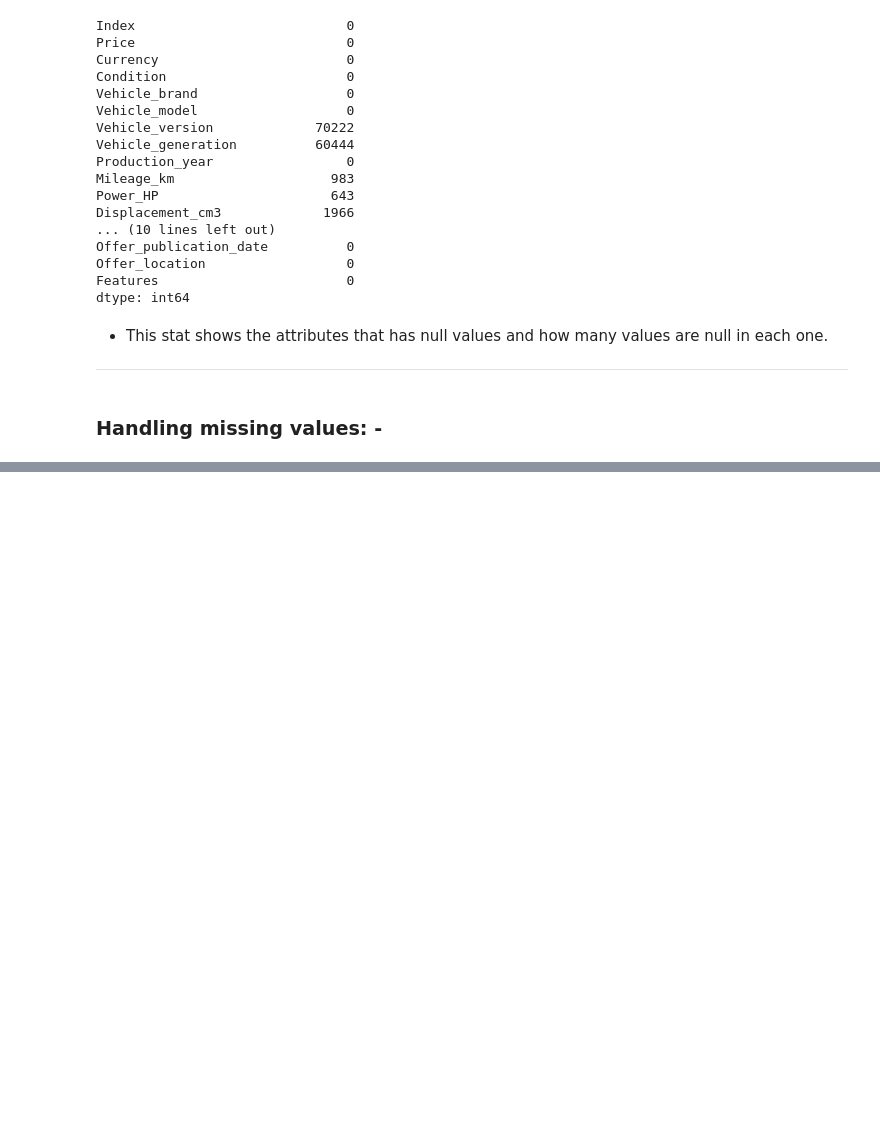
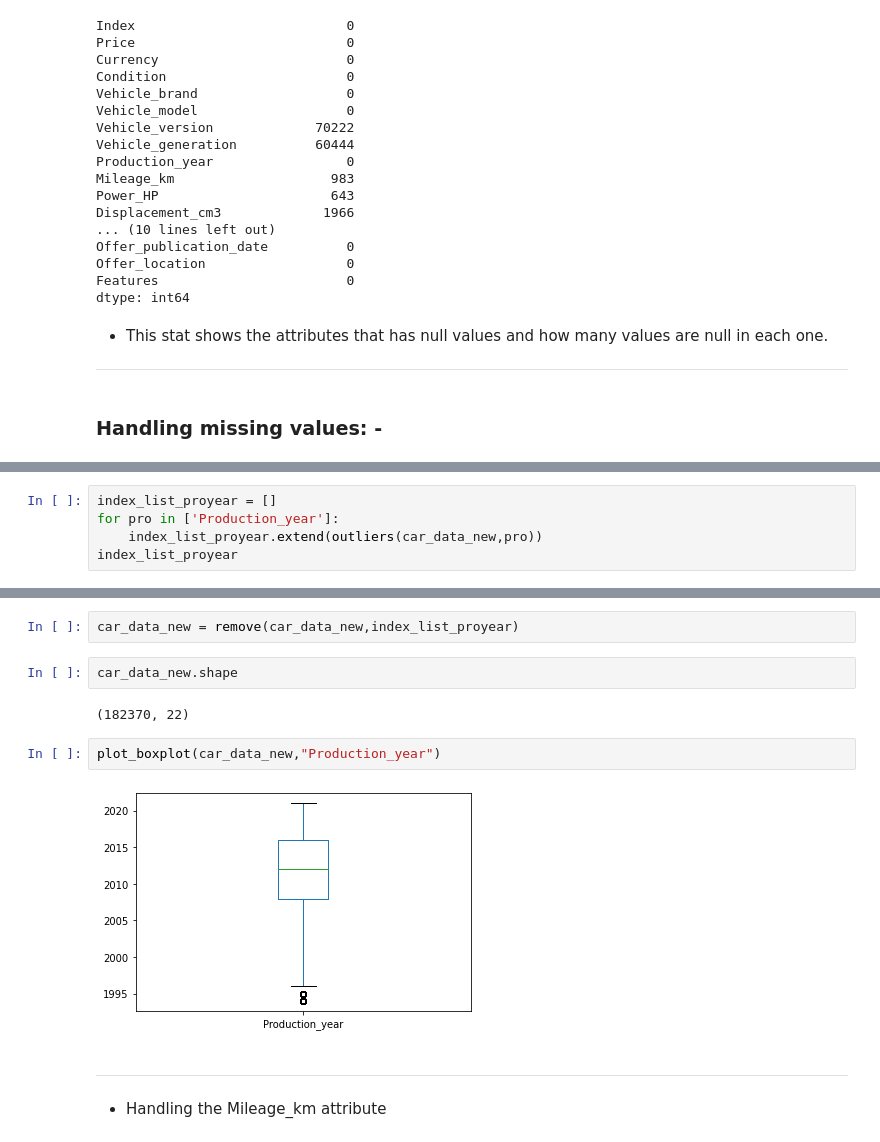
Before and after one commit to omarabdullah107/Data_Engineering_project, a Jupyter notebook: DE_Project.ipynb, the cells around one changed output, grey strips where cells are left out. Saved outputs shown, nothing was run; the diff lists cells and outputs as text; blank space fills up the shorter version.

```diff
--- a/DE_Project.ipynb
+++ b/DE_Project.ipynb
@@ -161,0 +928,5 @@ dtype: int64
+# %%
+index_list_proyear = []
+for pro in ['Production_year']:
+    index_list_proyear.extend(outliers(car_data_new,pro))
+index_list_proyear
@@ -161,0 +951,14 @@ dtype: int64
+# %%
+car_data_new = remove(car_data_new,index_list_proyear)
+# %%
+car_data_new.shape
+# %% [output]
+(182370, 22)
+# %%
+plot_boxplot(car_data_new,"Production_year")
+# %% [output]
+[figure, added]
+# %% [markdown]
+***
+# %% [markdown]
+- Handling the Mileage_km attribute
```
Also changed, not shown: parts of 119 cells of this notebook.
